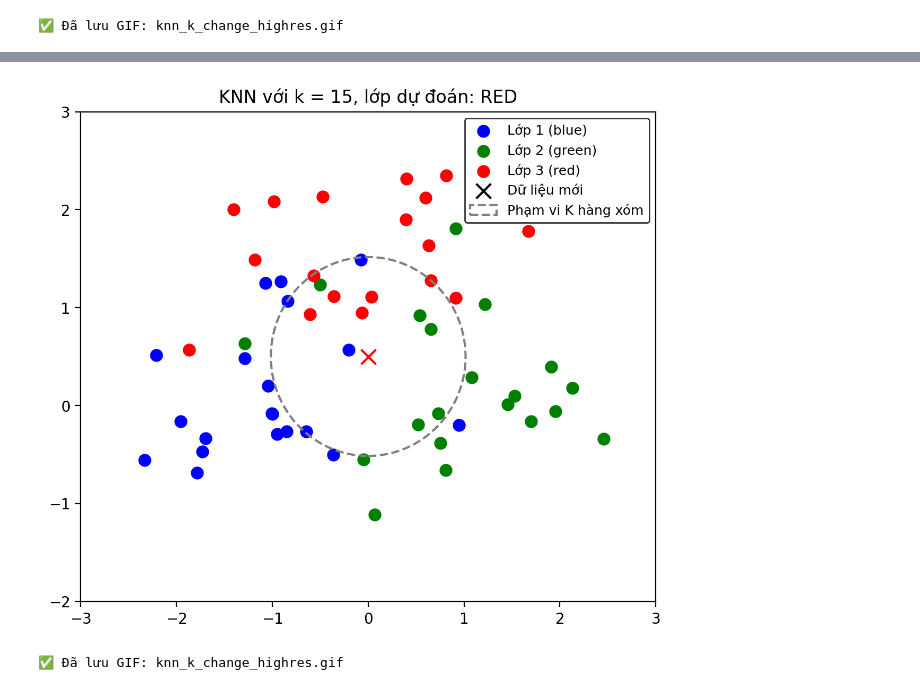
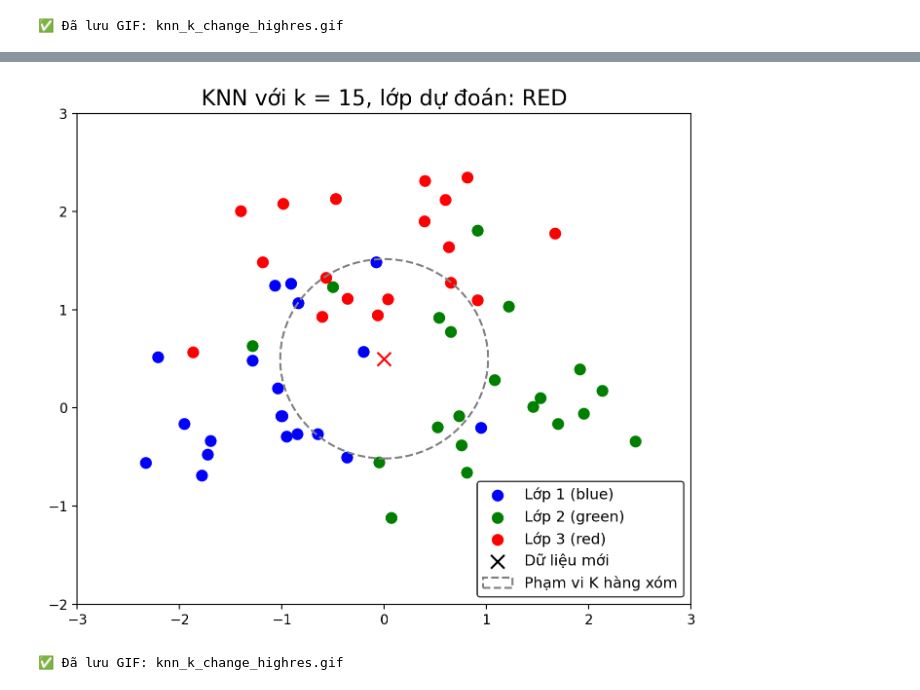
Before and after one commit to kenbi93/DNU_ML, a Jupyter notebook: l6.ipynb, the cells around one changed output, grey strips where cells are left out. Cells and saved outputs as stored; diff of their text form; code cells hidden in the pictures.

```diff
--- a/l6.ipynb
+++ b/l6.ipynb
@@ -40,7 +40,7 @@ ax.set_ylim(-2, 3)
 ax.set_title("KNN Classification as k Increases")
 
 # 4️⃣ Danh sách giá trị k
-k_values = range(1, 16)
+k_values = range(1, 16, 2)
 
 # 5️⃣ Hàm khởi tạo
 def init():
@@ -217,9 +217,9 @@ ax.add_patch(circle)
 
 # 🏷️ Tạo legend đẹp, bố trí hợp lý
 ax.legend(
-    loc='upper right',
+    loc='lower right',
     #title='Chú thích',
-    fontsize=9,
+    fontsize=11,
     title_fontsize=10,
     frameon=True,
     edgecolor='black'
@@ -230,7 +230,7 @@ ax.set_ylim(-2, 3)
 ax.set_title("KNN Classification as k Increases")
 
 # 4️⃣ Danh sách giá trị k
-k_values = range(1, 16)
+k_values = range(1, 16, 1)
 
 # 5️⃣ Hàm khởi tạo
 def init():
@@ -259,9 +259,13 @@ def update(frame):
 
     # Hiển thị tiêu đề bằng chữ thay vì số
     color_text = color_name[pred]
-    ax.set_title(f"KNN với k = {k}, lớp dự đoán: {color_text.upper()}")
+    ax.set_title(f"KNN với k = {k}, lớp dự đoán: {color_text.upper()}", fontsize = 16)
 
     return *handles, pt, circle
+
+
+# Sau khi setup plot (trước khi tạo animation)
+plt.subplots_adjust(left=0.05, right=0.95, top=0.92, bottom=0.08)
 
 # 7️⃣ Tạo animation
 ani = FuncAnimation(fig, update, frames=len(k_values),
@@ -269,7 +273,7 @@ ani = FuncAnimation(fig, update, frames=len(k_values),
 
 # 8️⃣ Lưu ảnh GIF với độ phân giải cao hơn
 writer = PillowWriter(fps=1)
-ani.save("knn_k_change_highres.gif", writer=writer, dpi=200)
+ani.save("knn_k_change_highres.gif", writer=writer, dpi=200, savefig_kwargs={'bbox_inches': 'tight', 'pad_inches': 0})
 
 plt.show()
 print("✅ Đã lưu GIF: knn_k_change_highres.gif")
@@ -277,2 +282,2 @@ print("✅ Đã lưu GIF: knn_k_change_highres.gif")
-[figure, old version]
+[figure, new version]
-✅ Đã lưu GIF: knn_k_change_highres.gif
+✅ Đã lưu GIF: knn_k_change_highres.gif
```
Also changed, not shown: parts of 2 cells of this notebook, 2 other files.
